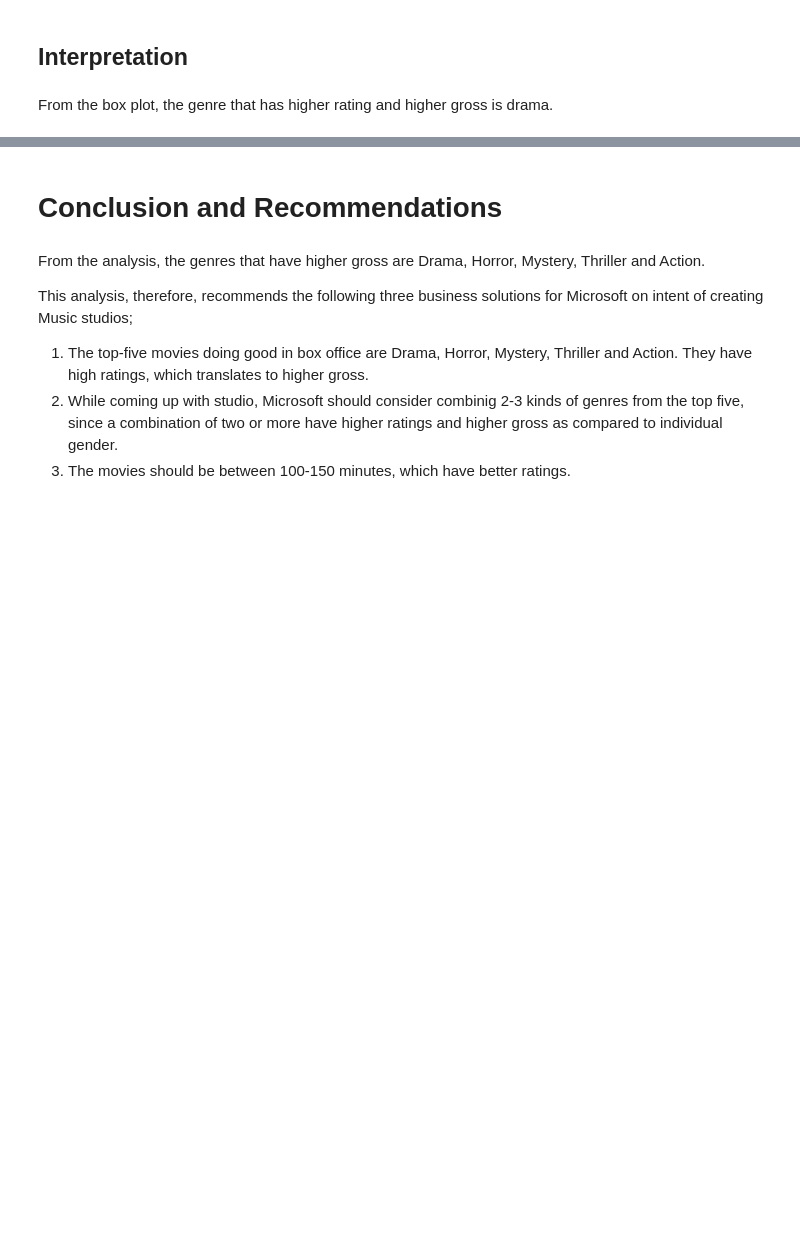
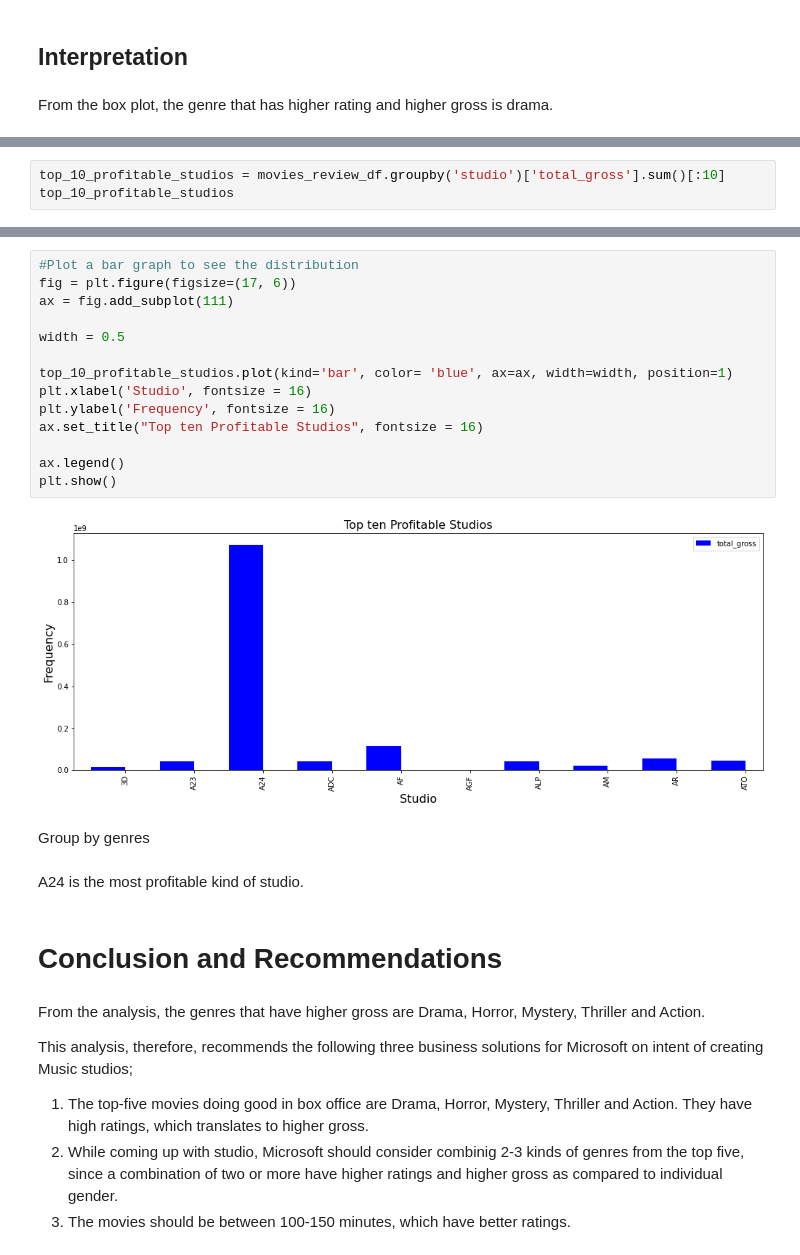
Before and after one commit to ZainRono/dsc-phase-1-project, a Jupyter notebook: student.ipynb, the cells around one changed output, grey strips where cells are left out. Drawn from its saved outputs; the diff is of its cells as text; blank space fills up the shorter version.

```diff
--- a/student.ipynb
+++ b/student.ipynb
@@ -1361,0 +1366,3 @@ From the box plot, the genre that has higher rating and higher gross is drama.
+# %%
+top_10_profitable_studios = movies_review_df.groupby('studio')['total_gross'].sum()[:10]
+top_10_profitable_studios
@@ -1362,3 +1382,23 @@ From the box plot, the genre that has higher rating and higher gross is drama.
+# %%
+#Plot a bar graph to see the distribution
+fig = plt.figure(figsize=(17, 6))
+ax = fig.add_subplot(111)
+
+width = 0.5
+
+top_10_profitable_studios.plot(kind='bar', color= 'blue', ax=ax, width=width, position=1)
+plt.xlabel('Studio', fontsize = 16)
+plt.ylabel('Frequency', fontsize = 16)
+ax.set_title("Top ten Profitable Studios", fontsize = 16)
+
+ax.legend()
+plt.show()
+# %% [output]
+[figure, added]
+# %% [markdown]
+Group by genres
+# %% [markdown]
+A24 is the most profitable kind of studio.
 # %% [markdown]
 # Conclusion and Recommendations
 # %% [markdown]
```
Also changed, not shown: parts of 11 cells of this notebook, 1 other file.
